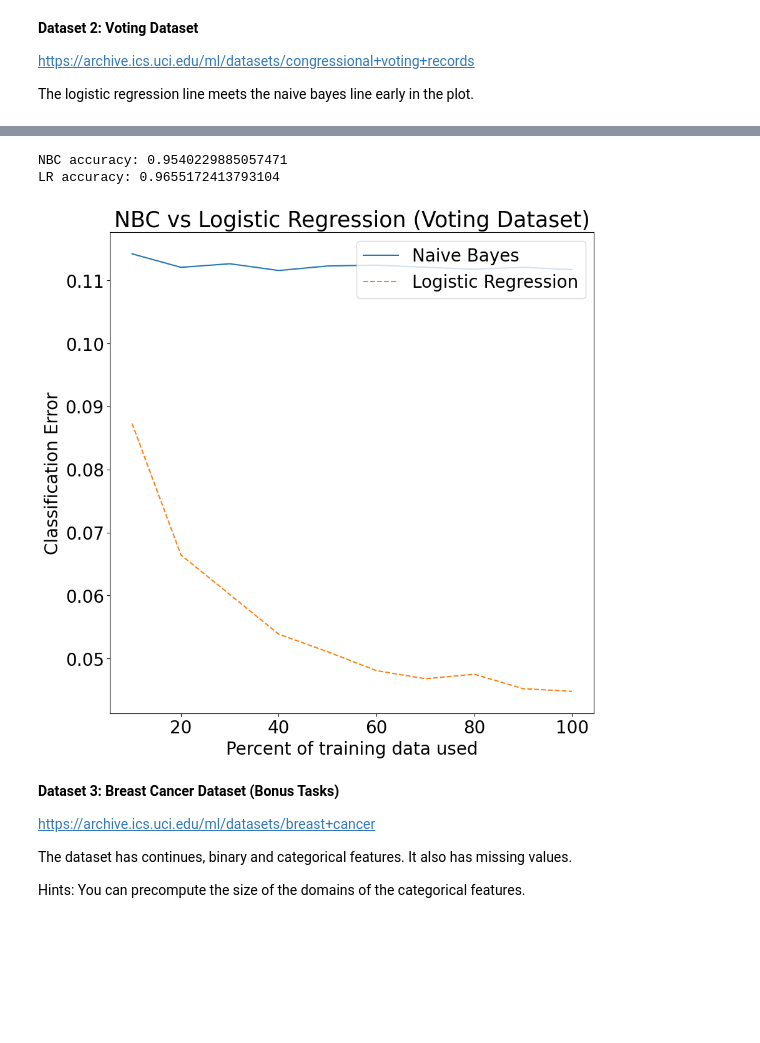
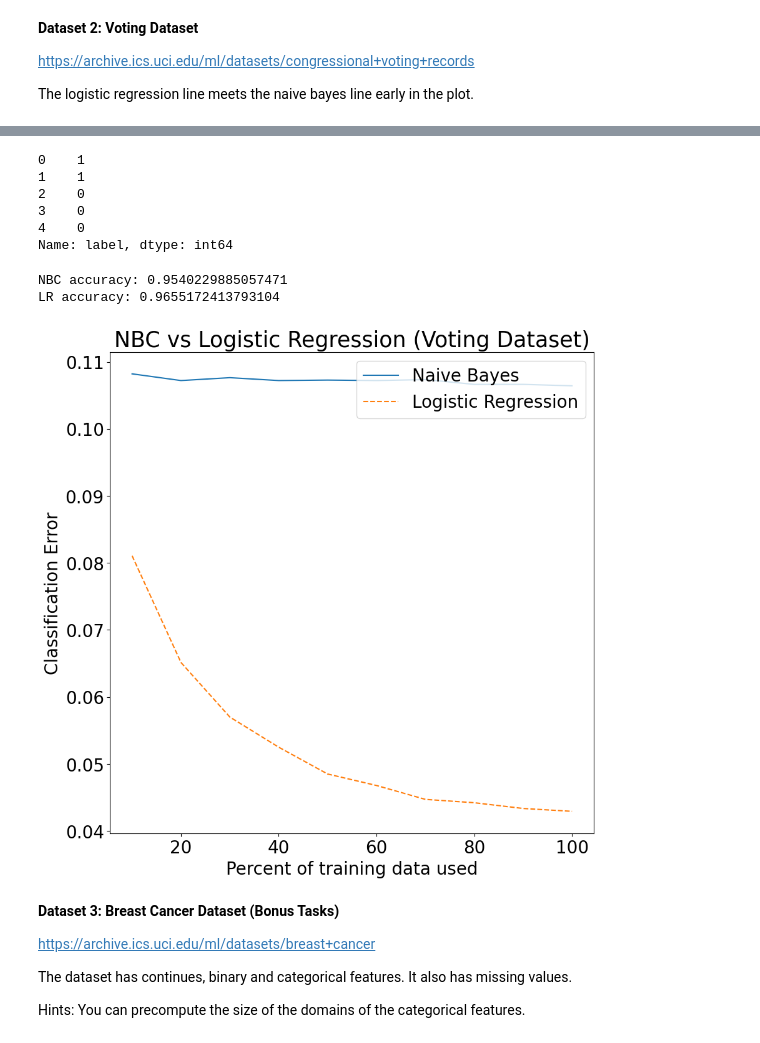
Before and after one commit to dastuzh/FDS25-T043, a Jupyter notebook: Practical 2/Practical2_skeleton_olat.ipynb, the cells around one changed output, grey strips where cells are left out. Drawn from its saved outputs; the diff is of its cells as text; code cells hidden in the pictures; blank space fills up the shorter version.

Commit message:
Added SimpleImputer for voting classifier

```diff
--- a/Practical 2/Practical2_skeleton_olat.ipynb
+++ b/Practical 2/Practical2_skeleton_olat.ipynb
@@ -553,3 +553,20 @@ LR accuracy: 1.0
 https://archive.ics.uci.edu/ml/datasets/congressional+voting+records
 
 The logistic regression line meets the naive bayes line early in the plot.
+# %%
+# load the dataset
+# TODO: insert your code for experiments
+###################################################
+##### YOUR CODE STARTS HERE #######################
+###################################################
+from sklearn.impute import SimpleImputer
+voting = pd.read_csv('./datasets/voting.csv')
+
+
+X = voting.iloc[:, 1:].map(lambda x: 1 if x=='y' else (0 if x=='n' else np.nan))
+imputer = SimpleImputer(strategy='most_frequent')
+X = imputer.fit_transform(X)
+X = pd.DataFrame(X, dtype=int)
+y = voting.iloc[:, 0].map({'democrat':0, 'republican':1})
+
+X.head()
@@ -556,49 +580,51 @@ The logistic regression line meets the naive bayes line early in the plot.
+# %%
+
+y.head()
+# %% [output]
+0    1
+1    1
+2    0
+3    0
+4    0
+Name: label, dtype: int64
 # %%
-# load the dataset
-# TODO: insert your code for experiments
-###################################################
-##### YOUR CODE STARTS HERE #######################
-###################################################
-voting = pd.read_csv('./datasets/voting.csv')
 
-
-X = voting.iloc[:, 1:].map(lambda x: 1 if x=='y' else (0 if x=='n' else np.nan)).to_numpy()
-y = voting.iloc[:, 0].map({'democrat':0, 'republican':1}).to_numpy()
-
+X = X.to_numpy()
+y = y.to_numpy()
 
 X_df = pd.DataFrame(X)
 for col in X_df.columns:
     X_df[col] = X_df[col].fillna(X_df[col].mode()[0])
 X = X_df.to_numpy()
 
 sss = StratifiedShuffleSplit(n_splits=1, test_size=0.2, random_state=42)
 for train_index, test_index in sss.split(X, y):
     X_train, X_test = X[train_index], X[test_index]
     y_train, y_test = y[train_index], y[test_index]
 
 nbc = NBC(feature_types=['b'] * X.shape[1])
 nbc.fit(X_train, y_train)
 
 lr = LogisticRegression(max_iter=1000, random_state=42)
 lr.fit(X_train, y_train)
 
 yhat_nbc = nbc.predict(X_test)
 yhat_lr = lr.predict(X_test)
 
 print("NBC accuracy:", np.mean(yhat_nbc == y_test))
 print("LR accuracy:", np.mean(yhat_lr == y_test))
 
 nbc_perf, lr_perf = compareNBCvsLR(nbc, lr, X_train, y_train, num_runs=200, num_splits=10)
 
 
 makePlot(nbc_perf, lr_perf, title="NBC vs Logistic Regression (Voting Dataset)")
 ###################################################
 ##### YOUR CODE ENDS HERE #########################
 ###################################################
 # %% [output]
 NBC accuracy: 0.9540229885057471
 LR accuracy: 0.9655172413793104
-[figure, old version]
+[figure, new version]
 # %% [markdown]
 **Dataset 3: Breast Cancer Dataset (Bonus Tasks)**
 
```
Also changed, not shown: parts of 3 cells of this notebook.
